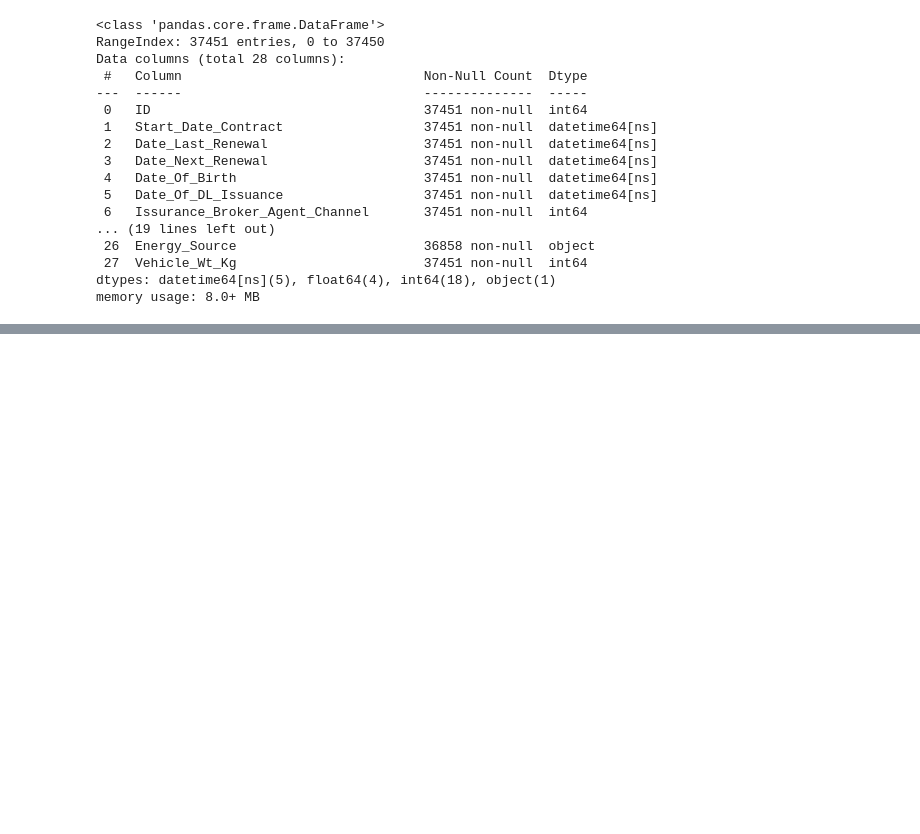
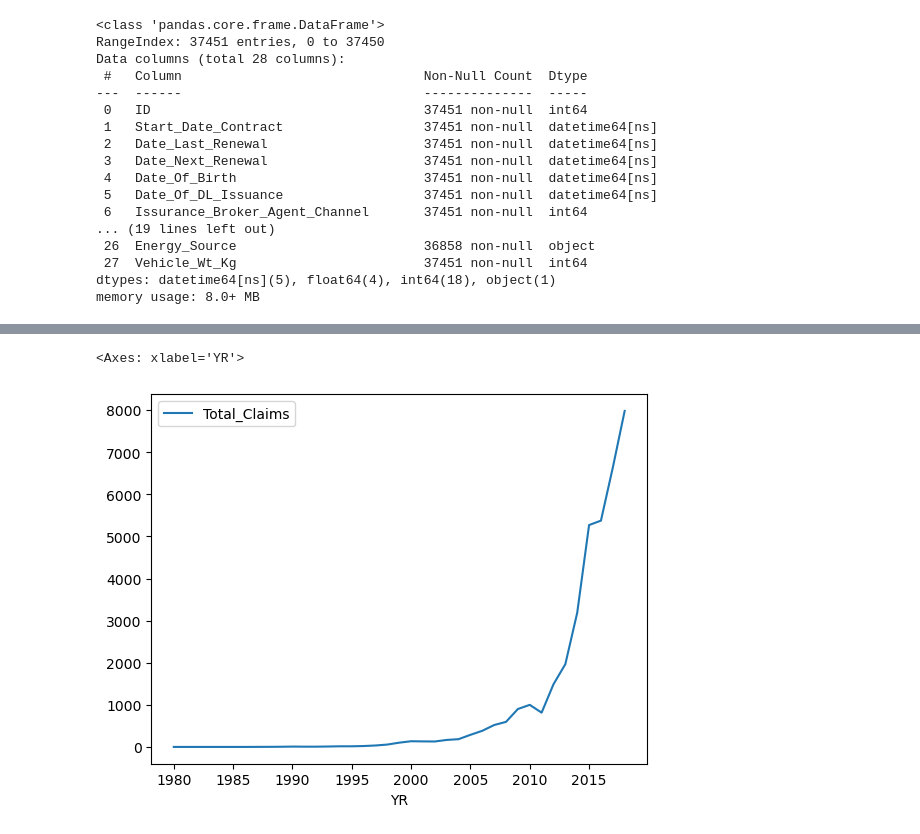
Before and after one commit to vivan-doshi/Insurance_claims, a Jupyter notebook: Exploration_notebook/exploring.ipynb, the cells around one changed output, grey strips where cells are left out. Cells and saved outputs as stored; diff of their text form; code cells hidden in the pictures; blank space fills up the shorter version.

```diff
--- a/Exploration_notebook/exploring.ipynb
+++ b/Exploration_notebook/exploring.ipynb
@@ -132,0 +347,7 @@ memory usage: 8.0+ MB
+# %%
+years_df.groupby(
+    by = 'YR',
+).count().plot()
+# %% [output]
+<Axes: xlabel='YR'>
+[figure, added]
```
Also changed, not shown: parts of 37 cells of this notebook.
